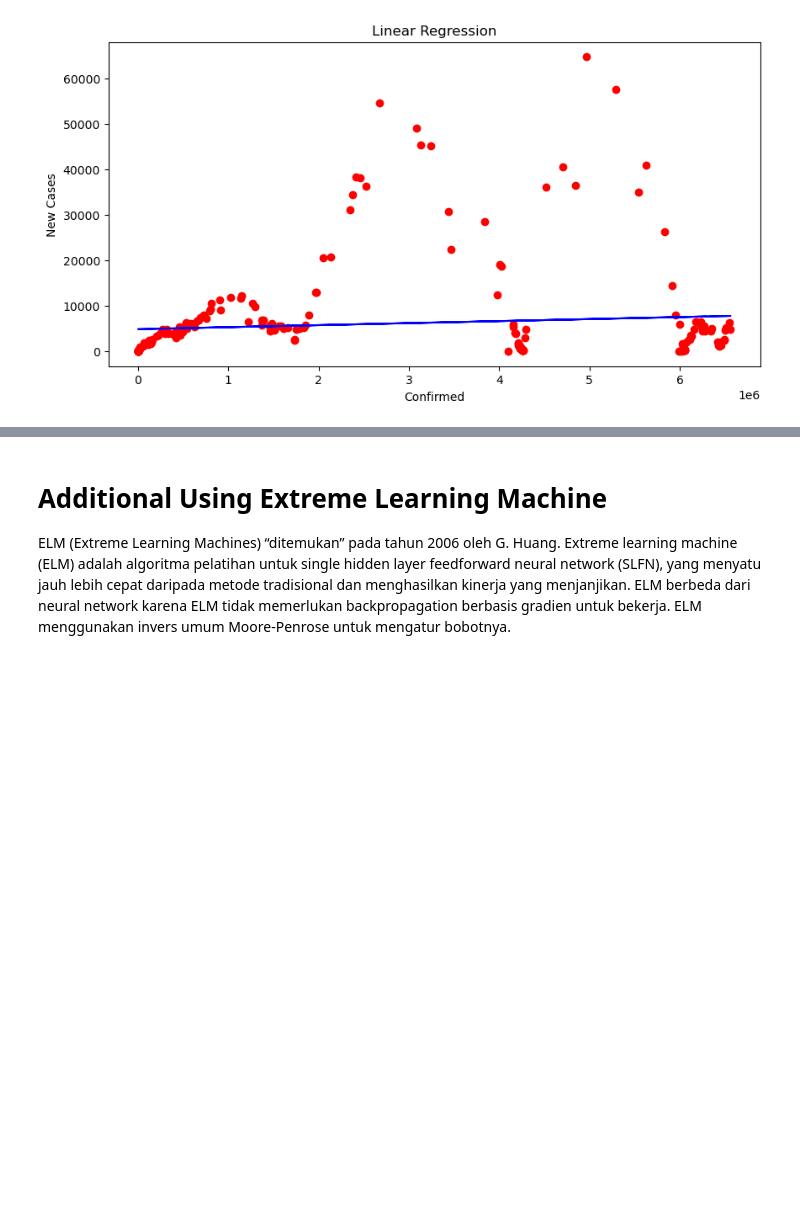
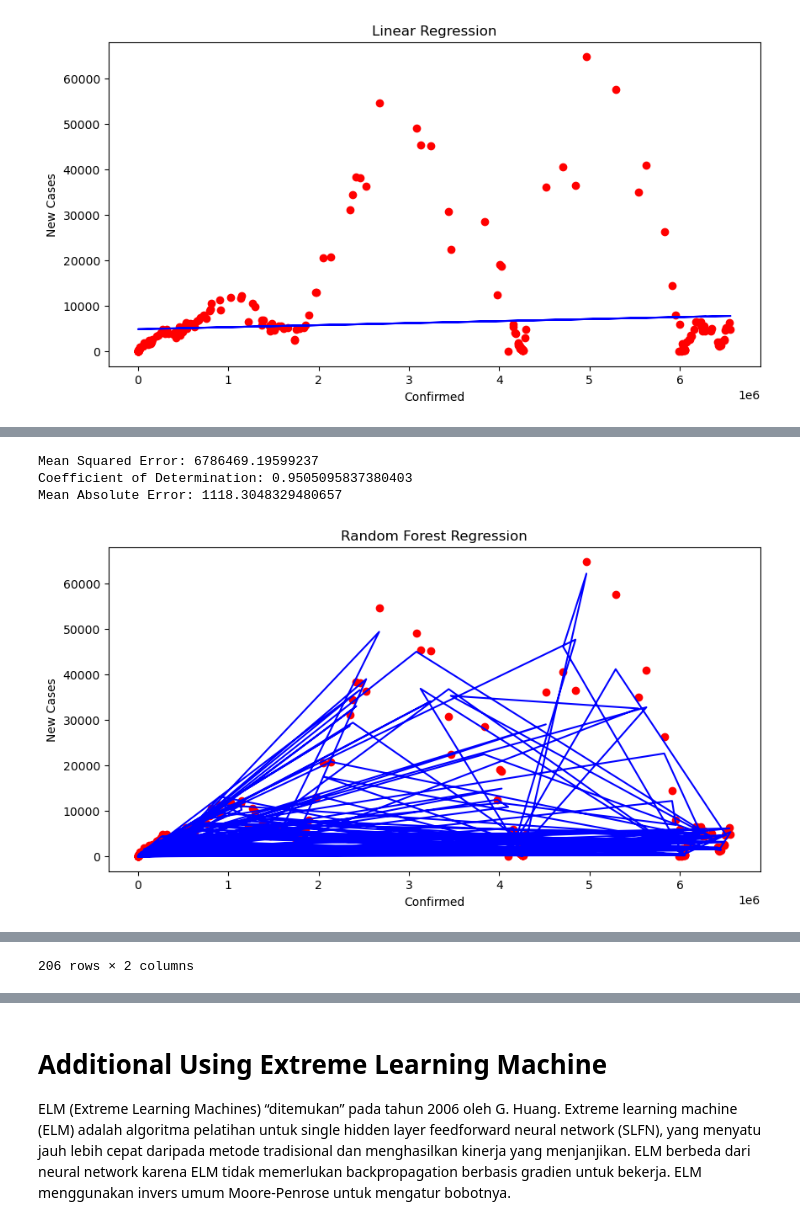
Before and after one commit to felixsutanto/UAS-IF540-Machine-Learning, a Jupyter notebook: Untitled-1.ipynb, the cells around one changed output, grey strips where cells are left out. Drawn from its saved outputs; the diff is of its cells as text; code cells hidden in the pictures; blank space fills up the shorter version.

```diff
--- a/Untitled-1.ipynb
+++ b/Untitled-1.ipynb
@@ -477,0 +521,71 @@ Slope: [[-0.2101959]]
+# %%
+# Sklearn Random Forest Regression
+from sklearn.ensemble import RandomForestRegressor
+
+# Read dataset
+df = pd.read_csv('time_series_covid19_confirmed_indonnesia.csv')
+
+# Data Cleaning
+df.drop(['Province/State', 'Lat', 'Long'], axis=1, inplace=True) # Drop unnecessary columns
+df = df.groupby('Country/Region').sum() # Group by Country/Region
+df = df.transpose() # Transpose the dataset
+df.index = pd.to_datetime(df.index) # Convert index to datetime
+df.index.name = 'Date' # Rename index name
+df = df.reset_index() # Reset index
+df = df.rename(columns={'Country/Region': 'Date'}) # Rename columns
+
+# Data Transformation
+df = df.melt(id_vars=['Date'], var_name='Country', value_name='Confirmed') # Melt the dataset
+df = df.sort_values(['Country', 'Date']) # Sort the dataset
+df = df.reset_index(drop=True) # Reset index
+
+# Feature Selection
+df = df[['Date', 'Country', 'Confirmed']] # Select necessary columns
+
+# Feature Extraction
+df['New Cases'] = df.groupby('Country')['Confirmed'].diff() # Create new column
+df['New Cases'] = df['New Cases'].fillna(0) # Fill null values with 0
+df['New Cases'] = df['New Cases'].astype(int) # Convert data type to integer
+df['New Cases'] = df['New Cases'].apply(lambda x: 0 if x < 0 else x) # Replace negative values with 0
+
+# Train Test Split
+X = df['Confirmed'] # Select the independent variable
+y = df['New Cases'] # Select the dependent variable
+
+X_train, X_test, y_train, y_test = train_test_split(X, y, test_size=0.2, random_state=42) # Split the data into training and testing sets
+# X_train, X_test, y_train, y_test = train_test_split(X, y, test_size=0.2, random_state=0) # Split the data into training and testing sets
+
+# Reshape the data
+X_train = X_train.values.reshape(-1, 1)
+X_test = X_test.values.reshape(-1, 1)
+
+# Create a random forest regression model
+regressor = RandomForestRegressor(n_estimators=100, random_state=0)
+regressor.fit(X_train, y_train)
+
+# Make predictions
+y_pred = regressor.predict(X_test)
+
+# Evaluate the model
+print('Mean Squared Error:', mean_squared_error(y_test, y_pred))
+print('Coefficient of Determination:', coefficient_of_determination(y_test, y_pred))
+print('Mean Absolute Error:', mean_absolute_error(y_test, y_pred))
+
+# Plot the model
+plt.figure(figsize=(10, 5))
+plt.scatter(X_test, y_test, color='red')
+plt.plot(X_test, y_pred, color='blue')
+plt.title('Random Forest Regression')
+plt.xlabel('Confirmed')
+plt.ylabel('New Cases')
+plt.show()
+
+# Actual vs Predicted
+# Create a Dataframe
+df_pred = pd.DataFrame({'Actual': y_test, 'Predicted': y_pred})
+df_pred
+# %% [output]
+Mean Squared Error: 6786469.19599237
+Coefficient of Determination: 0.9505095837380403
+Mean Absolute Error: 1118.3048329480657
+[figure, added]
@@ -477,0 +604 @@ Slope: [[-0.2101959]]
+206 rows × 2 columns
```
Also changed, not shown: parts of 12 cells of this notebook.
